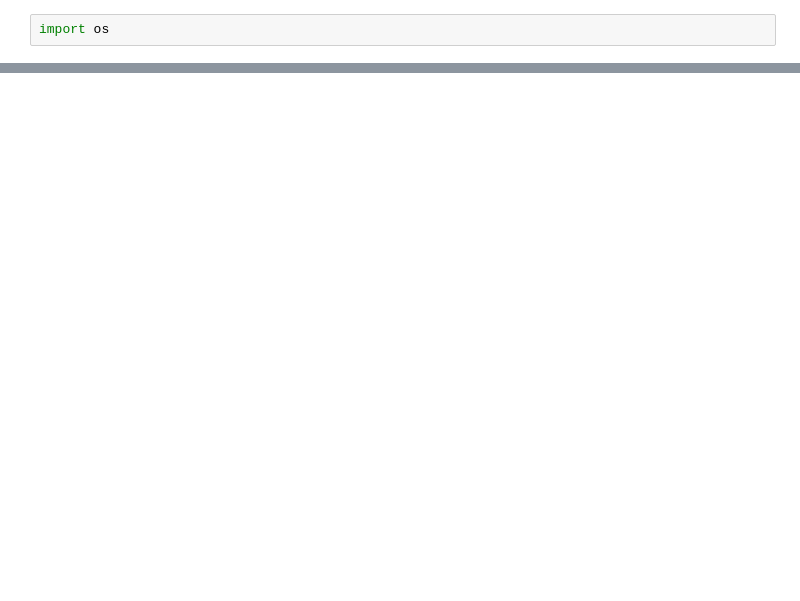
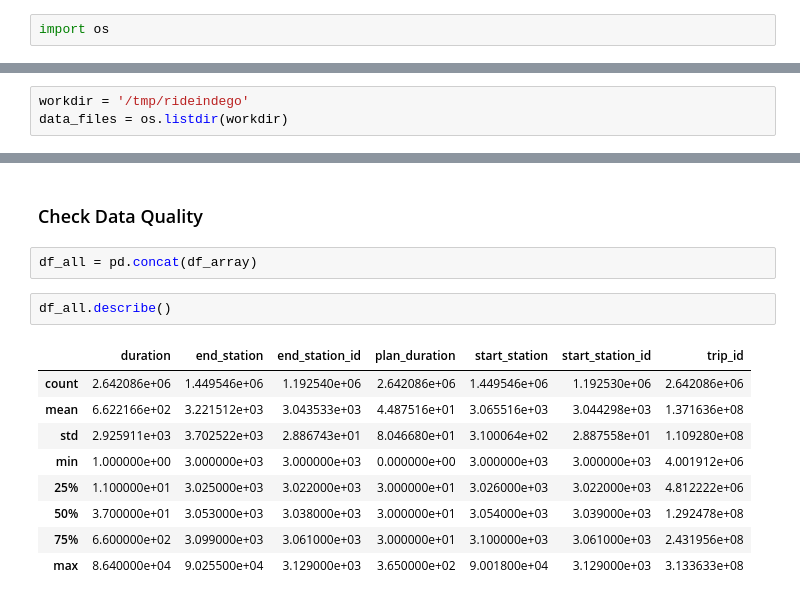
Before and after one commit to emptymalei/indego-bike-sharing-data, a Jupyter notebook: notebooks/etl.ipynb, the cells around one changed output, grey strips where cells are left out. Cells and saved outputs as stored; diff of their text form; blank space fills up the shorter version.

```diff
--- a/notebooks/etl.ipynb
+++ b/notebooks/etl.ipynb
@@ -7 +11,4 @@ data_files = os.listdir('/tmp/rideindego')
+# %%
+workdir = '/tmp/rideindego'
+data_files = os.listdir(workdir)
 # %%
@@ -27,0 +94,16 @@ csv_files
+# %% [markdown]
+### Check Data Quality
+# %%
+df_all = pd.concat(df_array)
+# %%
+df_all.describe()
+# %% [output]
+|  | duration | end_station | end_station_id | plan_duration | start_station | start_station_id | trip_id |
+| count | 2.642086e+06 | 1.449546e+06 | 1.192540e+06 | 2.642086e+06 | 1.449546e+06 | 1.192530e+06 | 2.642086e+06 |
+| mean | 6.622166e+02 | 3.221512e+03 | 3.043533e+03 | 4.487516e+01 | 3.065516e+03 | 3.044298e+03 | 1.371636e+08 |
+| std | 2.925911e+03 | 3.702522e+03 | 2.886743e+01 | 8.046680e+01 | 3.100064e+02 | 2.887558e+01 | 1.109280e+08 |
+| min | 1.000000e+00 | 3.000000e+03 | 3.000000e+03 | 0.000000e+00 | 3.000000e+03 | 3.000000e+03 | 4.001912e+06 |
+| 25% | 1.100000e+01 | 3.025000e+03 | 3.022000e+03 | 3.000000e+01 | 3.026000e+03 | 3.022000e+03 | 4.812222e+06 |
+| 50% | 3.700000e+01 | 3.053000e+03 | 3.038000e+03 | 3.000000e+01 | 3.054000e+03 | 3.039000e+03 | 1.292478e+08 |
+| 75% | 6.600000e+02 | 3.099000e+03 | 3.061000e+03 | 3.000000e+01 | 3.100000e+03 | 3.061000e+03 | 2.431956e+08 |
+| max | 8.640000e+04 | 9.025500e+04 | 3.129000e+03 | 3.650000e+02 | 9.001800e+04 | 3.129000e+03 | 3.133633e+08 |
```
Also changed, not shown: parts of 46 cells of this notebook, 3 other files.
